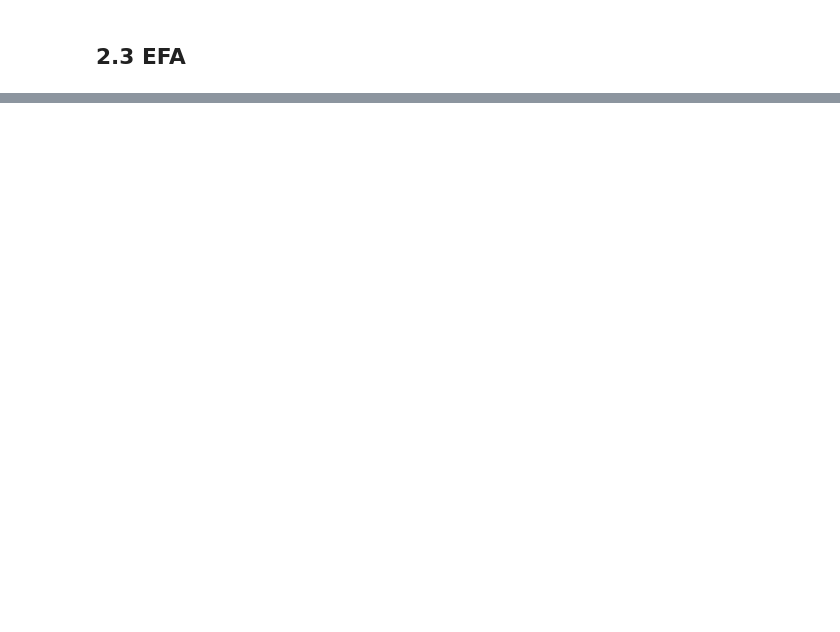
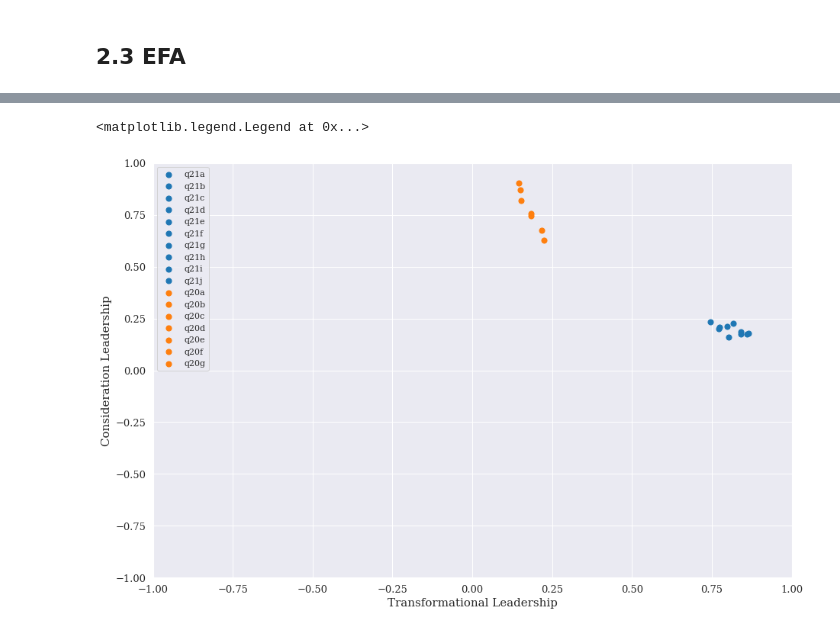
Before and after one commit to Igodlab/Australian-Public-Service-APS, a Jupyter notebook: dana30-project.ipynb, the cells around one changed output, grey strips where cells are left out. Drawn from its saved outputs; the diff is of its cells as text; code cells hidden in the pictures; blank space fills up the shorter version.

```diff
--- a/dana30-project.ipynb
+++ b/dana30-project.ipynb
@@ -412,0 +409,32 @@ drop_cols
+# %%
+fig1 = plt.figure(figsize=(15,10))
+axes = fig1.add_subplot(111)#, projection='3d')
+
+ax_x = "Factor 1"
+ax_y = "Factor 2"
+
+color_i = 0
+
+
+axes.scatter(efaX1.loadings[ax_x][0],efaX1.loadings[ax_y][0], marker='o', color=cpalette[color_i], s=50, label=efaX1.loadings.index[0])
+for i in range(1, efaX1.loadings.shape[0]):
+    x = efaX1.loadings[ax_x][i]
+    y = efaX1.loadings[ax_y][i]
+    #z = efaX1.loadings["Factor 3"][i]
+    color_i = (color_i % (len(cpalette)-1))
+    if efaX1.loadings.index[i-1][2] != efaX1.loadings.index[i][2]:
+        color_i += 1
+    #color_i += 1
+    axes.scatter(x,y, marker='o', color=cpalette[color_i], s=50, label=efaX1.loadings.index[i])
+
+axes.set_xlabel("Transformational Leadership")
+axes.set_ylabel("Consideration Leadership")
+axes.set_xlim(-1,1)
+axes.set_ylim(-1,1)
+#axes.set_zlabel("Factor 3")
+axes.legend()
+
+#savePNG("FactorAnalysisLFI-2014.png")
+# %% [output]
+<matplotlib.legend.Legend at 0x...>
+[figure, added]
```
Also changed, not shown: parts of 22 cells of this notebook.
